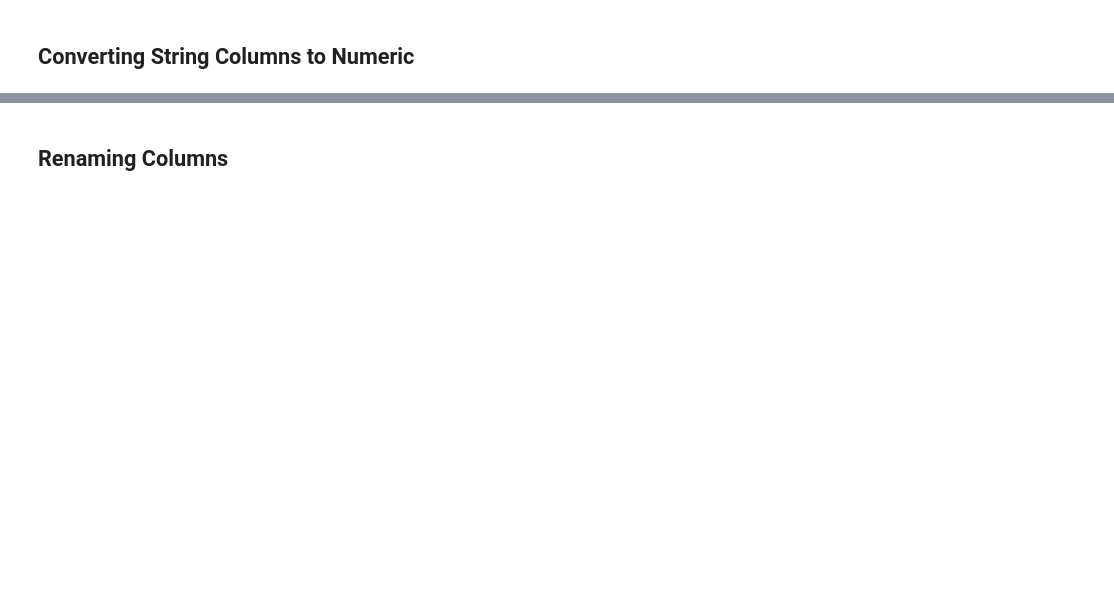
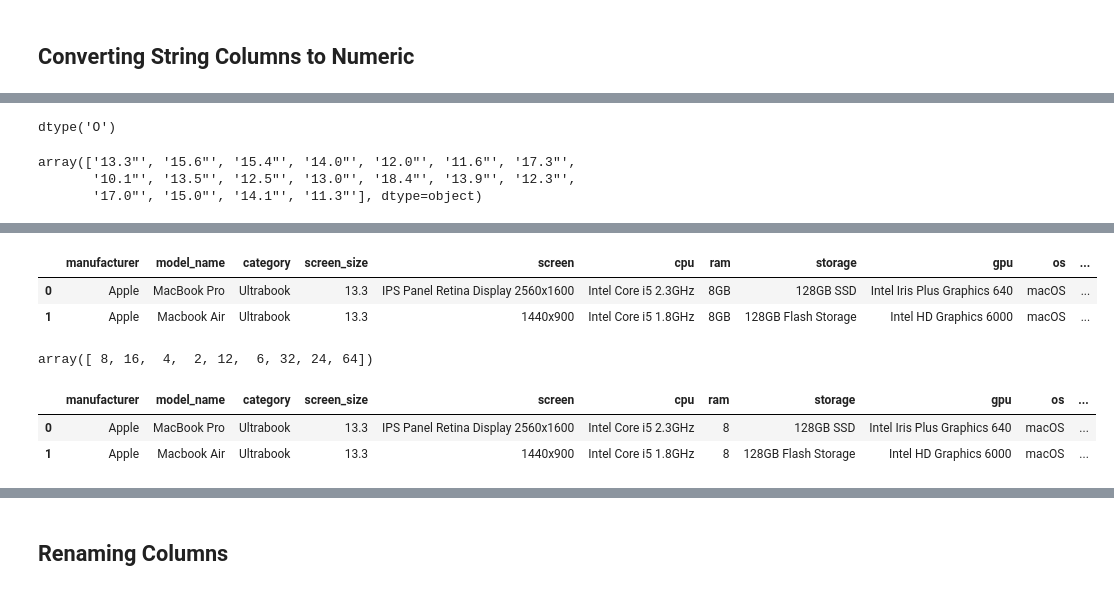
Before and after one commit to icta-tecaji/python-data-analysis-public, a Jupyter notebook: Del_04_Priprava_in_čiščenje_podatkov/04_Priprava_in_čiščenje_podatkov_CLEAN.ipynb, the cells around one changed output, grey strips where cells are left out. Drawn from its saved outputs; the diff is of its cells as text; code cells hidden in the pictures; blank space fills up the shorter version.

```diff
--- a/Del_04_Priprava_in_čiščenje_podatkov/04_Priprava_in_čiščenje_podatkov_CLEAN.ipynb
+++ b/Del_04_Priprava_in_čiščenje_podatkov/04_Priprava_in_čiščenje_podatkov_CLEAN.ipynb
@@ -24,6 +115,29 @@ laptops_test.columns = ['A', 'B', 'C', 'D', 'E',
 # %% [markdown]
 
 <p><img alt="string to numeric cleaning workflow" src="images/cleaning_workflow.svg"></p>
+# %%
+laptops["screen_size"].dtype
+# %% [output]
+dtype('O')
+# %%
+laptops["screen_size"].unique()
+# %% [output]
+array(['13.3"', '15.6"', '15.4"', '14.0"', '12.0"', '11.6"', '17.3"',
+       '10.1"', '13.5"', '12.5"', '13.0"', '18.4"', '13.9"', '12.3"',
+       '17.0"', '15.0"', '14.1"', '11.3"'], dtype=object)
 # %% [markdown]
 
 <p></p><center><img alt="vectorized_string_methods" src="images/Syntax.png"></center><p></p>
+# %%
+laptops["screen_size"] = laptops["screen_size"].str.replace('"', '')
+laptops["screen_size"] = laptops["screen_size"].astype("float")
+# %%
+laptops.head(2)
+# %% [output]
+|  | manufacturer | model_name | category | screen_size | screen | cpu | ram | storage | gpu | os | ... |
+| 0 | Apple | MacBook Pro | Ultrabook | 13.3 | IPS Panel Retina Display 2560x1600 | Intel Core i5 2.3GHz | 8GB | 128GB SSD | Intel Iris Plus Graphics 640 | macOS | ... |
+| 1 | Apple | Macbook Air | Ultrabook | 13.3 | 1440x900 | Intel Core i5 1.8GHz | 8GB | 128GB Flash Storage | Intel HD Graphics 6000 | macOS | ... |
+# %%
+laptops["ram"].unique()
+# %% [output]
+array([ 8, 16,  4,  2, 12,  6, 32, 24, 64])
@@ -29,0 +147,6 @@ laptops_test.columns = ['A', 'B', 'C', 'D', 'E',
+# %%
+laptops.head(2)
+# %% [output]
+|  | manufacturer | model_name | category | screen_size | screen | cpu | ram | storage | gpu | os | ... |
+| 0 | Apple | MacBook Pro | Ultrabook | 13.3 | IPS Panel Retina Display 2560x1600 | Intel Core i5 2.3GHz | 8 | 128GB SSD | Intel Iris Plus Graphics 640 | macOS | ... |
+| 1 | Apple | Macbook Air | Ultrabook | 13.3 | 1440x900 | Intel Core i5 1.8GHz | 8 | 128GB Flash Storage | Intel HD Graphics 6000 | macOS | ... |
```
Also changed, not shown: parts of 19 cells of this notebook, 1 other file.
